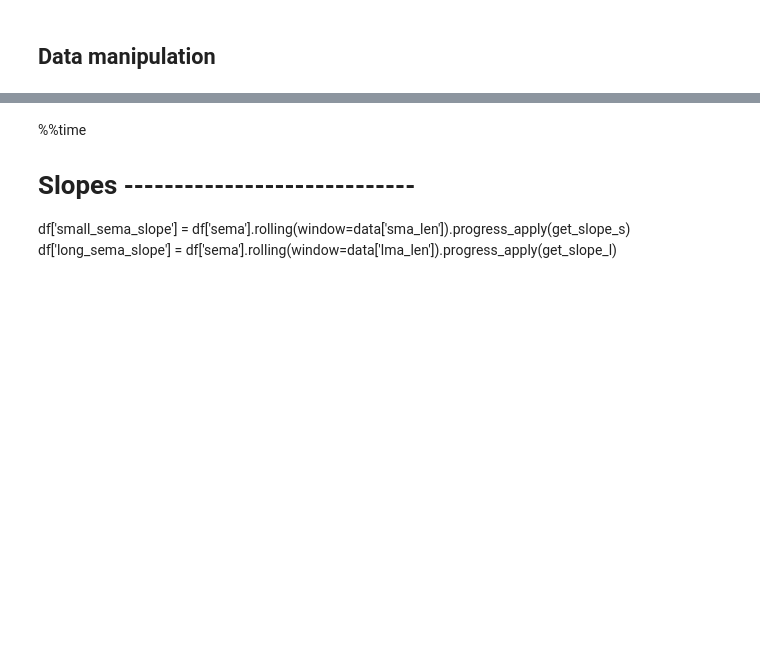
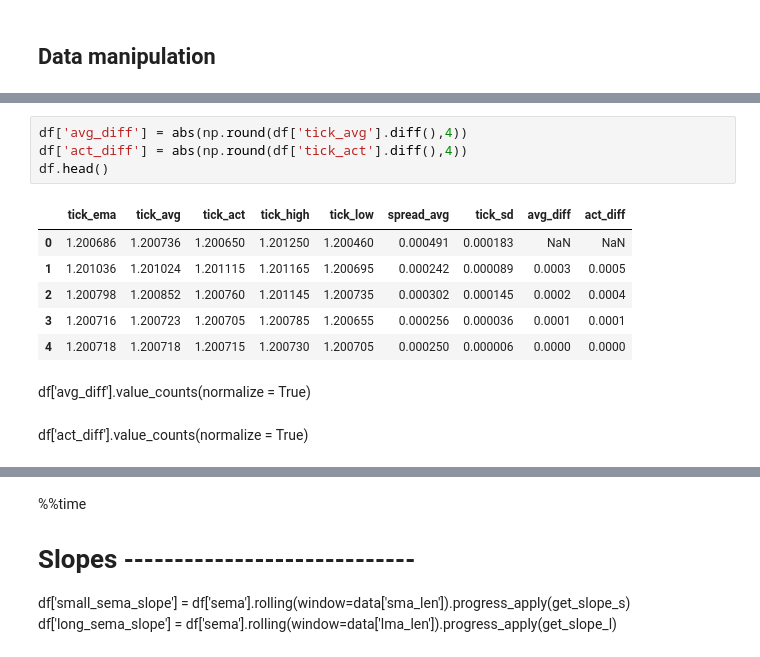
Before and after one commit to ramkumarr02/Oanda_Trading, a Jupyter notebook: data_tick_v3.1.ipynb, the cells around one changed output, grey strips where cells are left out. Saved outputs shown, nothing was run; the diff lists cells and outputs as text; blank space fills up the shorter version.

Commit message:
tick data structure analysis

```diff
--- a/data_tick_v3.1.ipynb
+++ b/data_tick_v3.1.ipynb
@@ -204,3 +201,18 @@ Wall time: 6.45 s
+# %%
+df['avg_diff'] = abs(np.round(df['tick_avg'].diff(),4))
+df['act_diff'] = abs(np.round(df['tick_act'].diff(),4))
+df.head()
+# %% [output]
+|  | tick_ema | tick_avg | tick_act | tick_high | tick_low | spread_avg | tick_sd | avg_diff | act_diff |
+| 0 | 1.200686 | 1.200736 | 1.200650 | 1.201250 | 1.200460 | 0.000491 | 0.000183 | NaN | NaN |
+| 1 | 1.201036 | 1.201024 | 1.201115 | 1.201165 | 1.200695 | 0.000242 | 0.000089 | 0.0003 | 0.0005 |
+| 2 | 1.200798 | 1.200852 | 1.200760 | 1.201145 | 1.200735 | 0.000302 | 0.000145 | 0.0002 | 0.0004 |
+| 3 | 1.200716 | 1.200723 | 1.200705 | 1.200785 | 1.200655 | 0.000256 | 0.000036 | 0.0001 | 0.0001 |
+| 4 | 1.200718 | 1.200718 | 1.200715 | 1.200730 | 1.200705 | 0.000250 | 0.000006 | 0.0000 | 0.0000 |
+# %% [markdown]
+df['avg_diff'].value_counts(normalize = True)
+# %% [markdown]
+df['act_diff'].value_counts(normalize = True)
 # %%
 %%time
 
```
Also changed, not shown: parts of 11 cells of this notebook, 3 other files.
